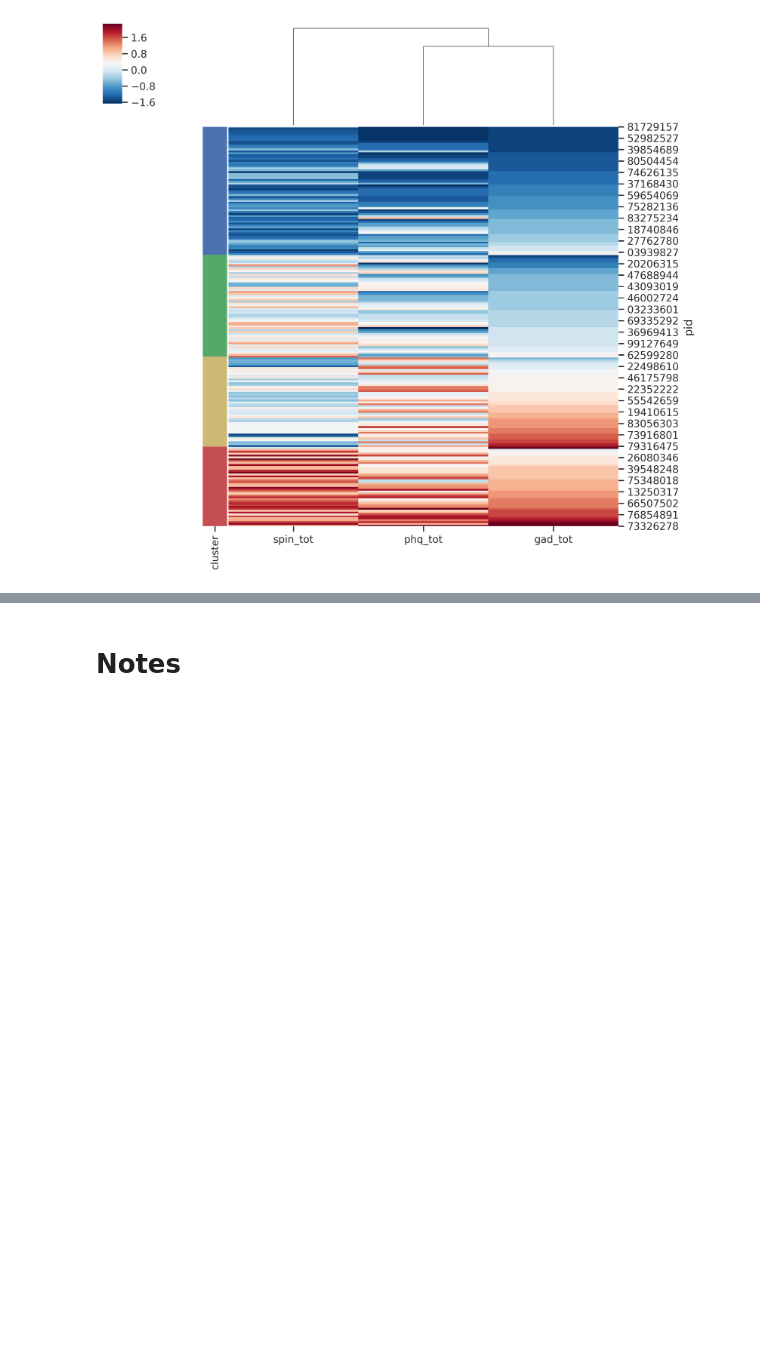
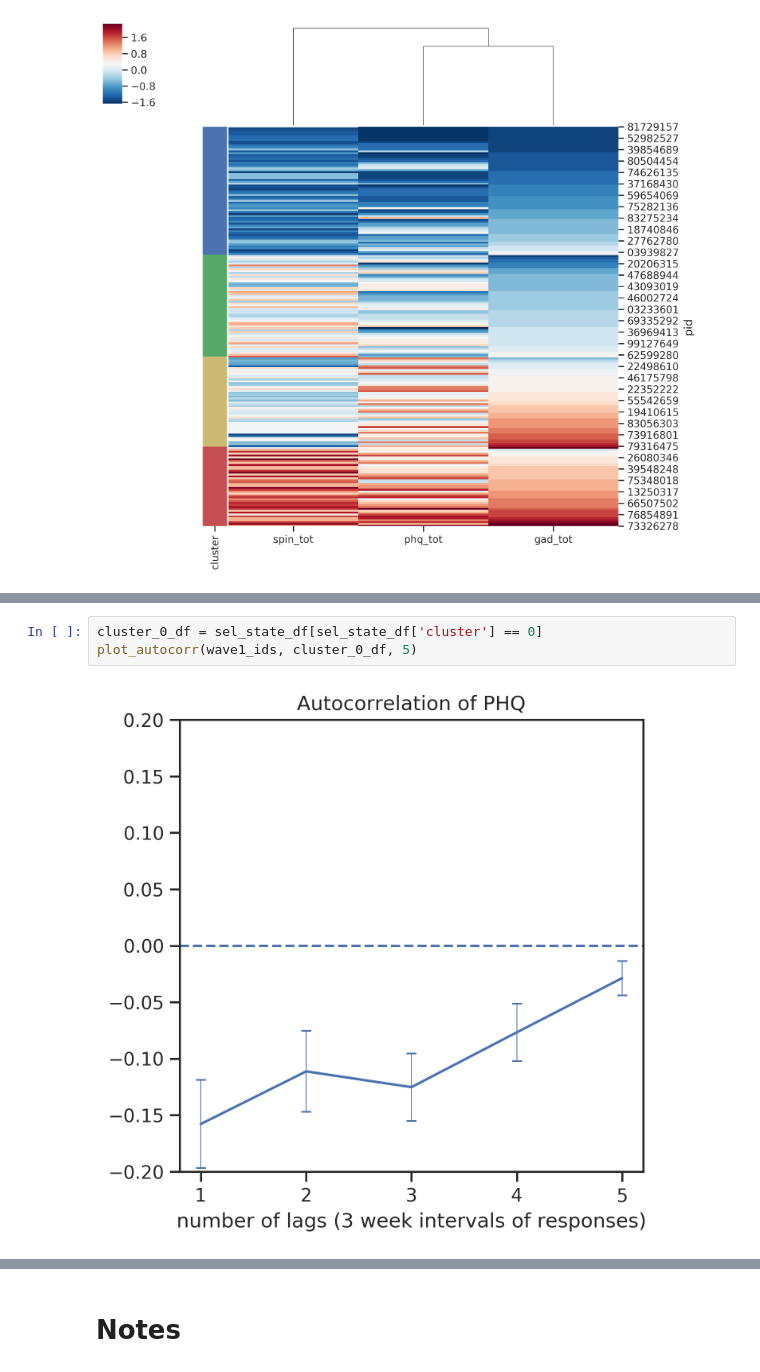
Before and after one commit to tliu526/lifesense, a Jupyter notebook: lifesense_cluster_processing.ipynb, the cells around one changed output, grey strips where cells are left out. Drawn from its saved outputs; the diff is of its cells as text; blank space fills up the shorter version.

```diff
--- a/lifesense_cluster_processing.ipynb
+++ b/lifesense_cluster_processing.ipynb
@@ -718,0 +830,5 @@ clustergrid = sns.clustermap(cluster_df[['spin_tot', 'phq_tot', 'gad_tot']],
+# %%
+cluster_0_df = sel_state_df[sel_state_df['cluster'] == 0]
+plot_autocorr(wave1_ids, cluster_0_df, 5)
+# %% [output]
+[figure, added]
```
Also changed, not shown: parts of 14 cells of this notebook.
